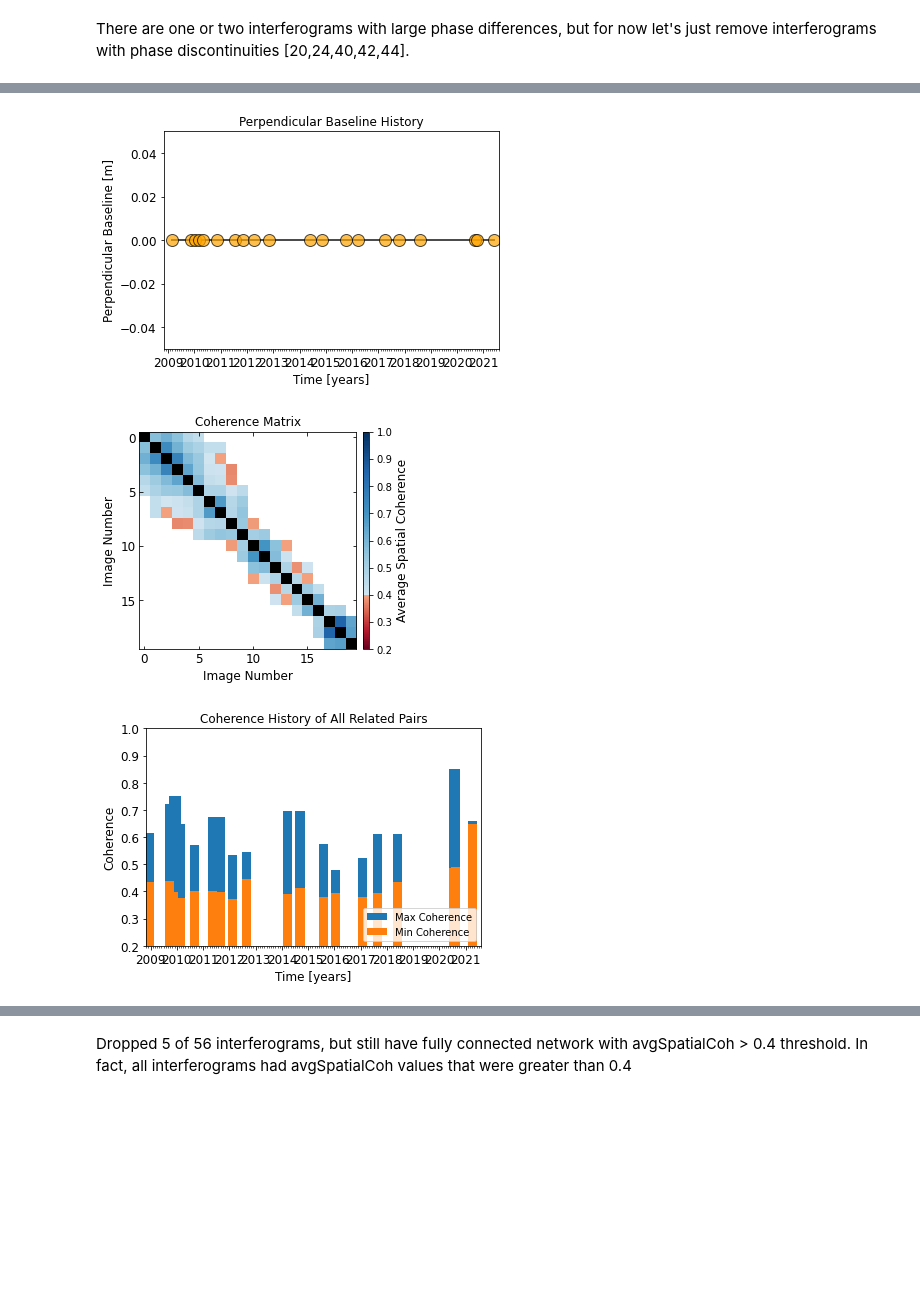
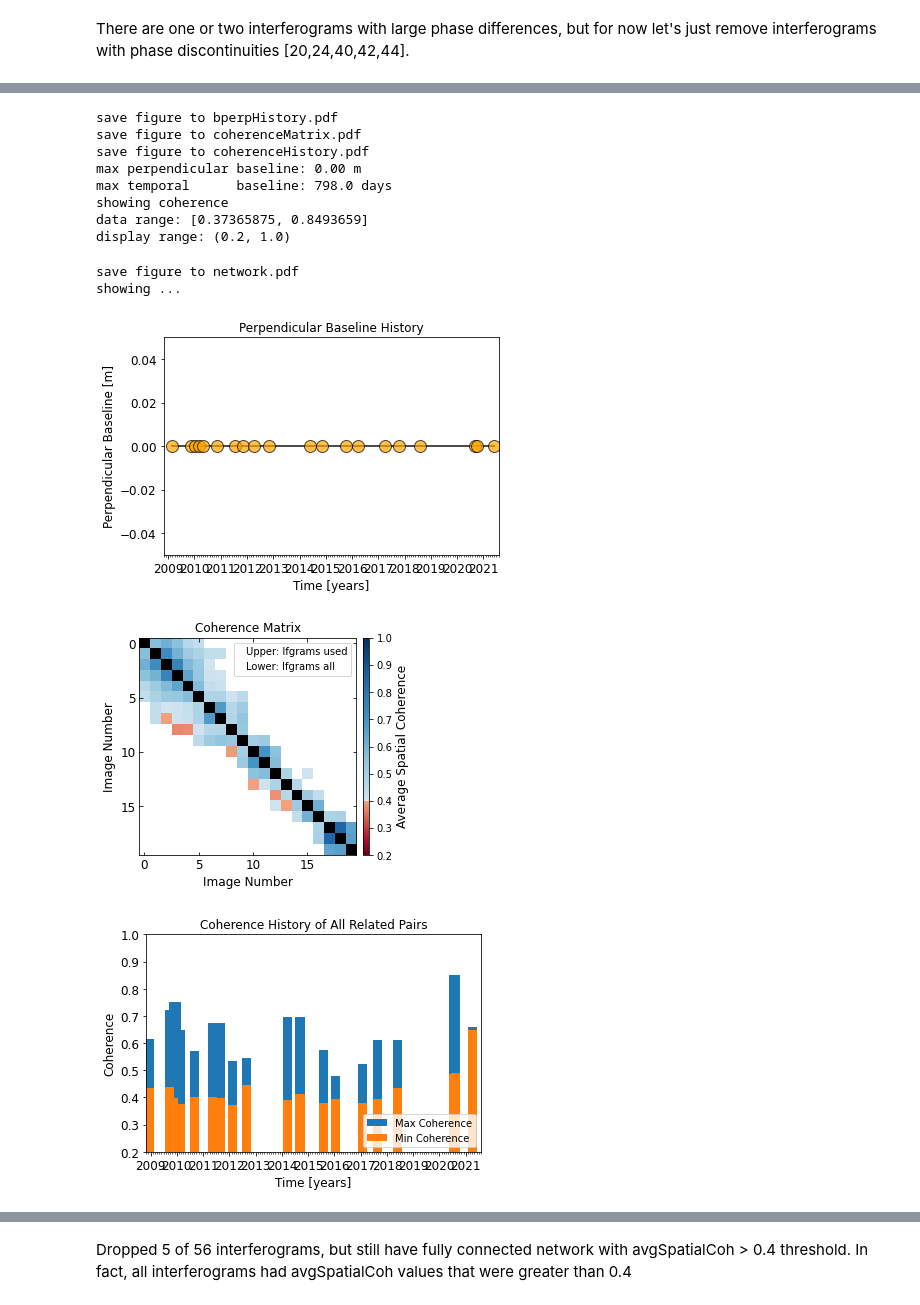
Before and after one commit to forrestfwilliams/UAVSAR_InSAR, a Jupyter notebook: network_selection_0550201_02.ipynb, the cells around one changed output, grey strips where cells are left out. Drawn from its saved outputs; the diff is of its cells as text; code cells hidden in the pictures; blank space fills up the shorter version.

```diff
--- a/network_selection_0550201_02.ipynb
+++ b/network_selection_0550201_02.ipynb
@@ -59,7 +59,7 @@ print(data1.mean(),data2.mean())
 # %% [markdown]
 There are one or two interferograms with large phase differences, but for now let's just remove interferograms with phase discontinuities [20,24,40,42,44].
 # %%
-plot_network.main('./inputs/ifgramStack.h5 -t ../JPL_internship/Haywrd_05502_01-S2.cfg'.split())
+plot_network.main('./inputs/ifgramStack.h5 -t ../JPL_internship/Haywrd_05502_01-S2.cfg --save'.split())
 # %% [output]
 read options from template file: Haywrd_05502_01-S2.cfg
 read temporal/spatial baseline info from file: ./inputs/ifgramStack.h5
@@ -83,3 +77,13 @@ showing ...
+save figure to bperpHistory.pdf
+save figure to coherenceMatrix.pdf
+save figure to coherenceHistory.pdf
+max perpendicular baseline: 0.00 m
+max temporal      baseline: 798.0 days
+showing coherence
+data range: [0.37365875, 0.8493659]
+display range: (0.2, 1.0)
+save figure to network.pdf
+showing ...
 [figure]
-[figure, old version]
+[figure, new version]
 [figure]
```
Also changed, not shown: parts of 3 cells of this notebook, 3 other files.
